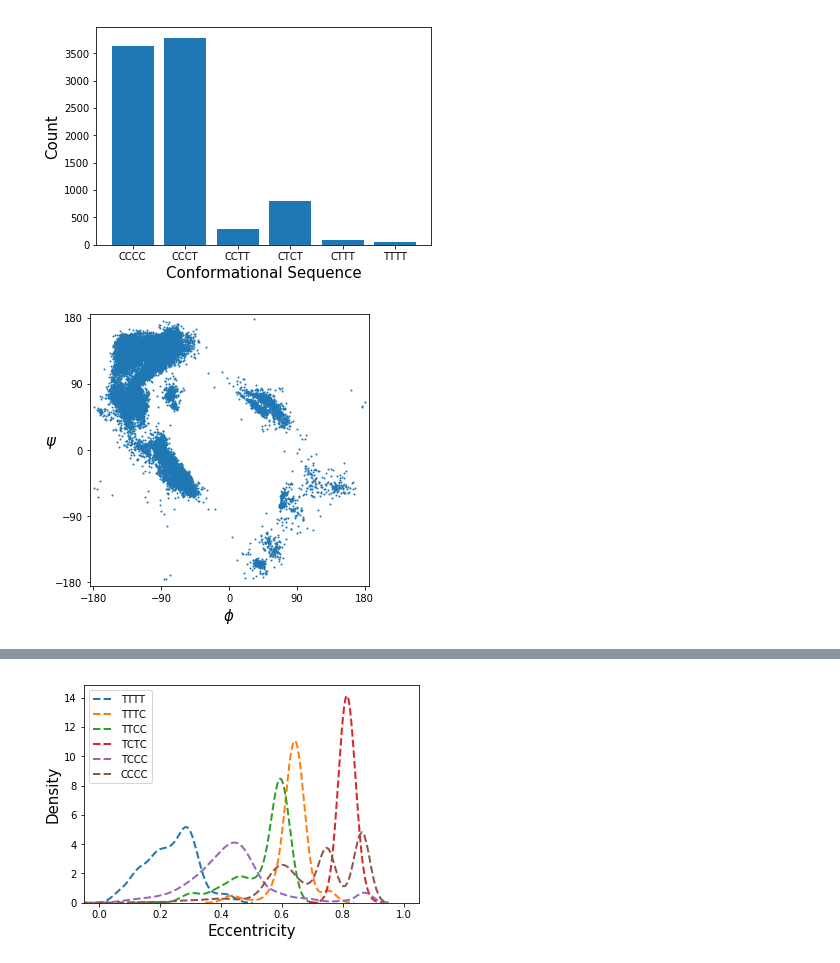
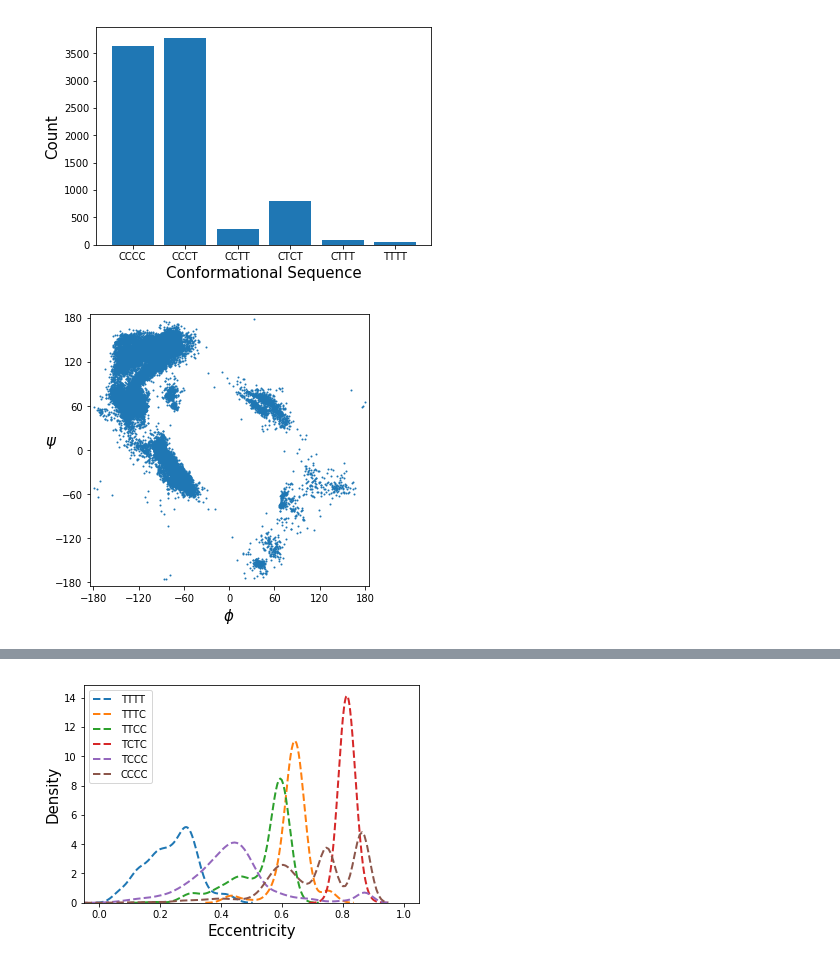
Before and after one commit to lucianlschan/RING, a Jupyter notebook: CTPs Analysis.ipynb, the cells around one changed output, grey strips where cells are left out. Saved outputs shown, nothing was run; the diff lists cells and outputs as text; code cells hidden in the pictures.

```diff
--- a/CTPs Analysis.ipynb
+++ b/CTPs Analysis.ipynb
@@ -49,23 +49,23 @@ plt.show()
 # %%
 phi_psi_transform = phi_psi.values.reshape(8661*4,2)
 aminoacid = data[["AA1","AA2","AA3","AA4"]].values.reshape(8661*4)
 keep_phi_psi = []
 for i, item in enumerate(aminoacid):
     if item!="G":
         keep_phi_psi.append(phi_psi_transform[i])  # exclude Gly phi-psi angle
 phi_psi_frame = pd.DataFrame(keep_phi_psi)
 plt.figure(figsize=(5,5))
 plt.scatter(phi_psi_frame.iloc[:,1],phi_psi_frame.iloc[:,0],s=1)
 plt.xlim(-185,185)
-plt.xticks([-180,-90,0,90,180])
+plt.xticks([-180,-120,-60,0,60,120,180])
 plt.ylim(-185,185)
-plt.yticks([-180,-90,0,90,180])
+plt.yticks([-180,-120,-60,0,60,120,180])
 plt.xlabel(r"$\phi$",size=15)
 plt.ylabel(r"$\psi$",size=15,rotation=0)
-plt.savefig("ctps.pdf",bbox_inches="tight",dpi=150)
+plt.savefig("Fig/CTP/ctps.pdf",bbox_inches="tight",dpi=150)
 plt.show()
 # %% [output]
-[figure, old version]
+[figure, new version]
 # %%
 # Phi-Psi (Gamma Turns)
 tttc_phi_psi = pd.read_csv("data/tttc_phi_psi.csv")
```
Also changed, not shown: parts of 32 cells of this notebook.
